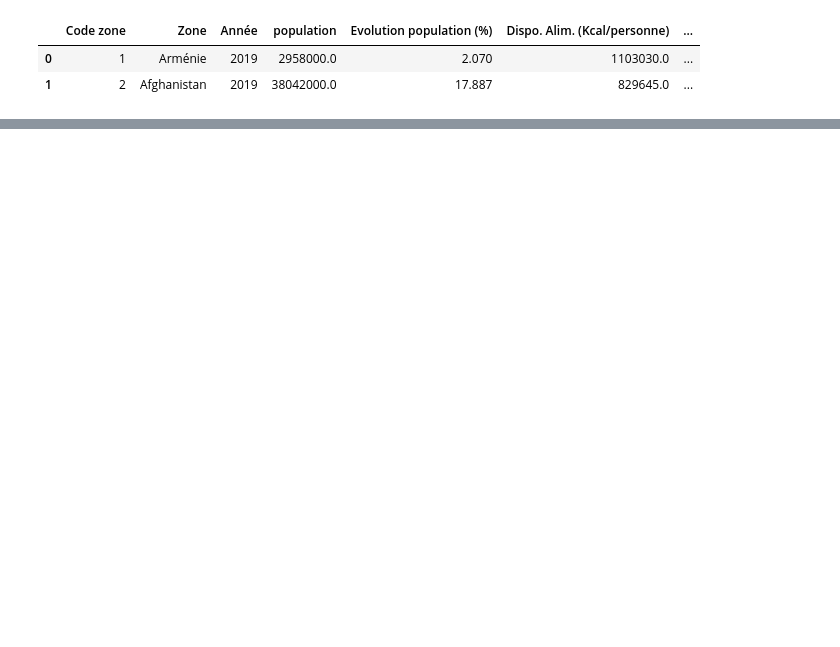
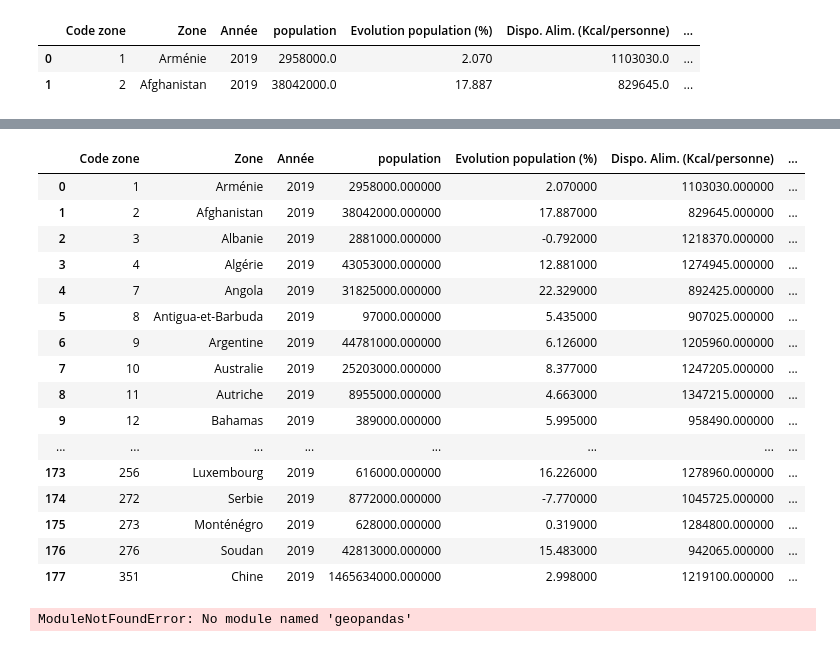
Before and after one commit to ROWAIDAK/ROWAIDAK-P5_Produisez-une-tude-de-march, a Jupyter notebook: P5_01 dendogramme.ipynb, the cells around one changed output, grey strips where cells are left out. Cells and saved outputs as stored; diff of their text form; code cells hidden in the pictures; blank space fills up the shorter version.

```diff
--- a/P5_01 dendogramme.ipynb
+++ b/P5_01 dendogramme.ipynb
@@ -400,0 +401,30 @@ df.describe()
+# %%
+df.style.background_gradient(cmap='BrBG')
+# %% [output]
+|  | Code zone | Zone | Année | population | Evolution population (%) | Dispo. Alim. (Kcal/personne) | ... |
+| 0 | 1 | Arménie | 2019 | 2958000.000000 | 2.070000 | 1103030.000000 | ... |
+| 1 | 2 | Afghanistan | 2019 | 38042000.000000 | 17.887000 | 829645.000000 | ... |
+| 2 | 3 | Albanie | 2019 | 2881000.000000 | -0.792000 | 1218370.000000 | ... |
+| 3 | 4 | Algérie | 2019 | 43053000.000000 | 12.881000 | 1274945.000000 | ... |
+| 4 | 7 | Angola | 2019 | 31825000.000000 | 22.329000 | 892425.000000 | ... |
+| 5 | 8 | Antigua-et-Barbuda | 2019 | 97000.000000 | 5.435000 | 907025.000000 | ... |
+| 6 | 9 | Argentine | 2019 | 44781000.000000 | 6.126000 | 1205960.000000 | ... |
+| 7 | 10 | Australie | 2019 | 25203000.000000 | 8.377000 | 1247205.000000 | ... |
+| 8 | 11 | Autriche | 2019 | 8955000.000000 | 4.663000 | 1347215.000000 | ... |
+| 9 | 12 | Bahamas | 2019 | 389000.000000 | 5.995000 | 958490.000000 | ... |
+| ... | ... | ... | ... | ... | ... | ... | ... |
+| 173 | 256 | Luxembourg | 2019 | 616000.000000 | 16.226000 | 1278960.000000 | ... |
+| 174 | 272 | Serbie | 2019 | 8772000.000000 | -7.770000 | 1045725.000000 | ... |
+| 175 | 273 | Monténégro | 2019 | 628000.000000 | 0.319000 | 1284800.000000 | ... |
+| 176 | 276 | Soudan | 2019 | 42813000.000000 | 15.483000 | 942065.000000 | ... |
+| 177 | 351 | Chine | 2019 | 1465634000.000000 | 2.998000 | 1219100.000000 | ... |
+# %%
+import geopandas as gpd
+import geoplot
+
+
+# Dataset naturalearth_lowres
+world = gpd.read_file(gpd.datasets.get_path('naturalearth_lowres')).drop(['pop_est', 'gdp_md_est'], axis=1)
+world.rename(columns={'name': 'pays'}, inplace=True)
+# %% [output]
+ModuleNotFoundError: No module named 'geopandas'
```
Also changed, not shown: parts of 23 cells of this notebook.
